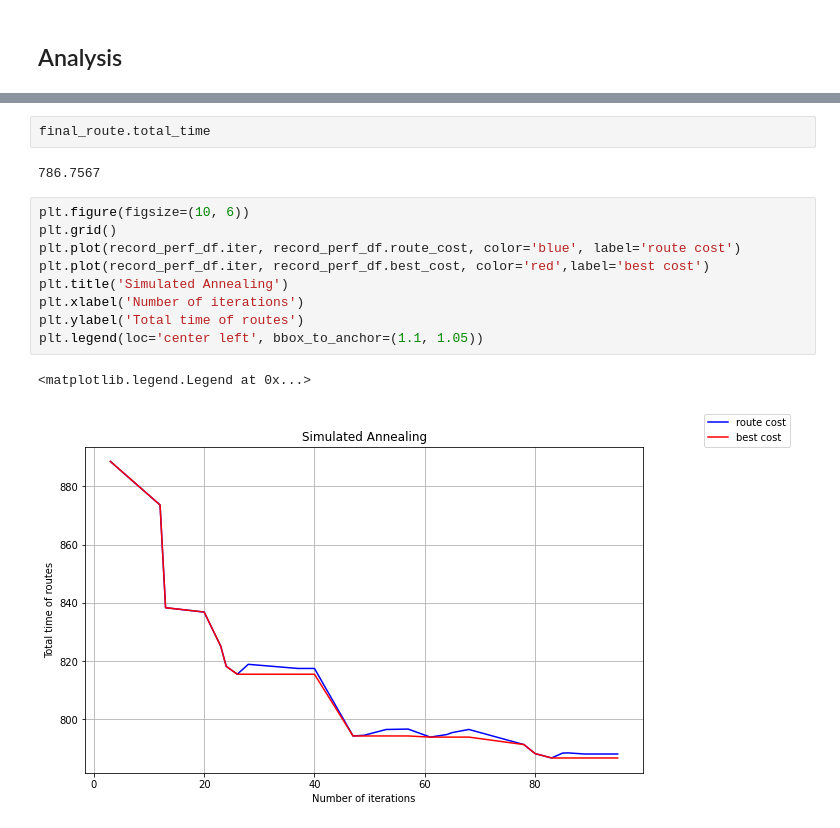
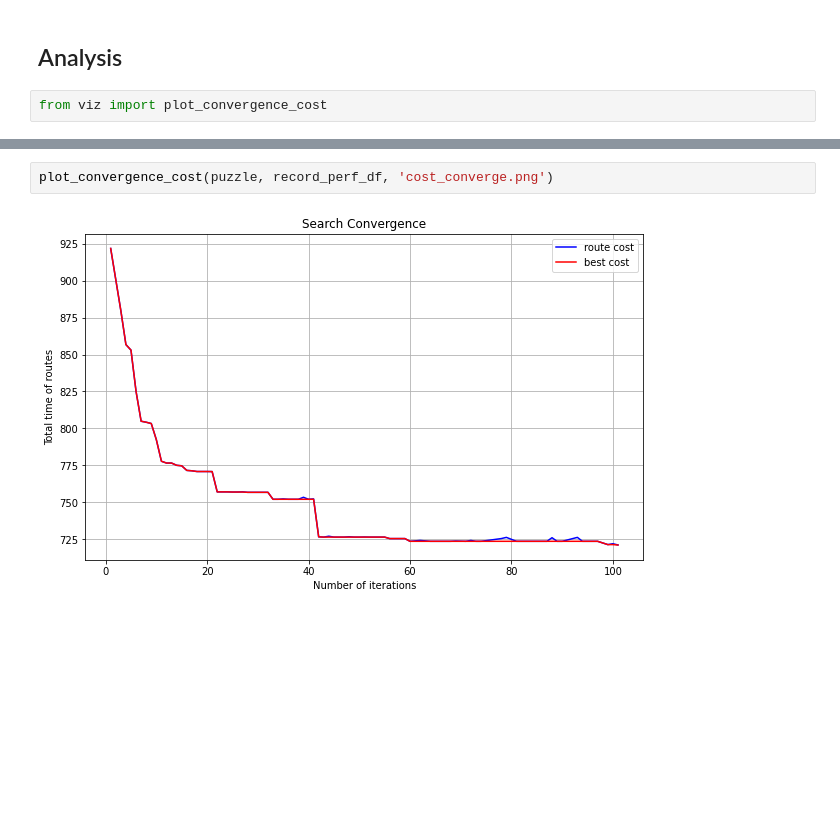
Before and after one commit to NadejdaJ/dsf_2020_royalmail_temp, a Jupyter notebook: DSF_main.ipynb, the cells around one changed output, grey strips where cells are left out. Saved outputs shown, nothing was run; the diff lists cells and outputs as text; blank space fills up the shorter version.

Commit message:
session of refactoring. also, moving plotting functions to scripts

```diff
--- a/DSF_main.ipynb
+++ b/DSF_main.ipynb
@@ -162,22 +146,12 @@ took 0:00:06 [h:m:s]
 # %% [markdown]
 ## Analysis
+# %%
+from viz import plot_convergence_cost
 # %%
 routes_map(puzzle, final_route, "final_routes_postcodes.html")
 # %% [output]
 [interactive output not drawn]
-# %%
-final_route.total_time
-# %% [output]
-786.7567
-# %%
-plt.figure(figsize=(10, 6))
-plt.grid()
-plt.plot(record_perf_df.iter, record_perf_df.route_cost, color='blue', label='route cost')
-plt.plot(record_perf_df.iter, record_perf_df.best_cost, color='red',label='best cost')
-plt.title('Simulated Annealing')
-plt.xlabel('Number of iterations')
-plt.ylabel('Total time of routes')
-plt.legend(loc='center left', bbox_to_anchor=(1.1, 1.05))
-# %% [output]
-<matplotlib.legend.Legend at 0x...>
-[figure, removed]
+# %%
+plot_convergence_cost(puzzle, record_perf_df, 'cost_converge.png')
+# %% [output]
+[figure, added]
```
Also changed, not shown: parts of 10 cells of this notebook, 8 other files.
